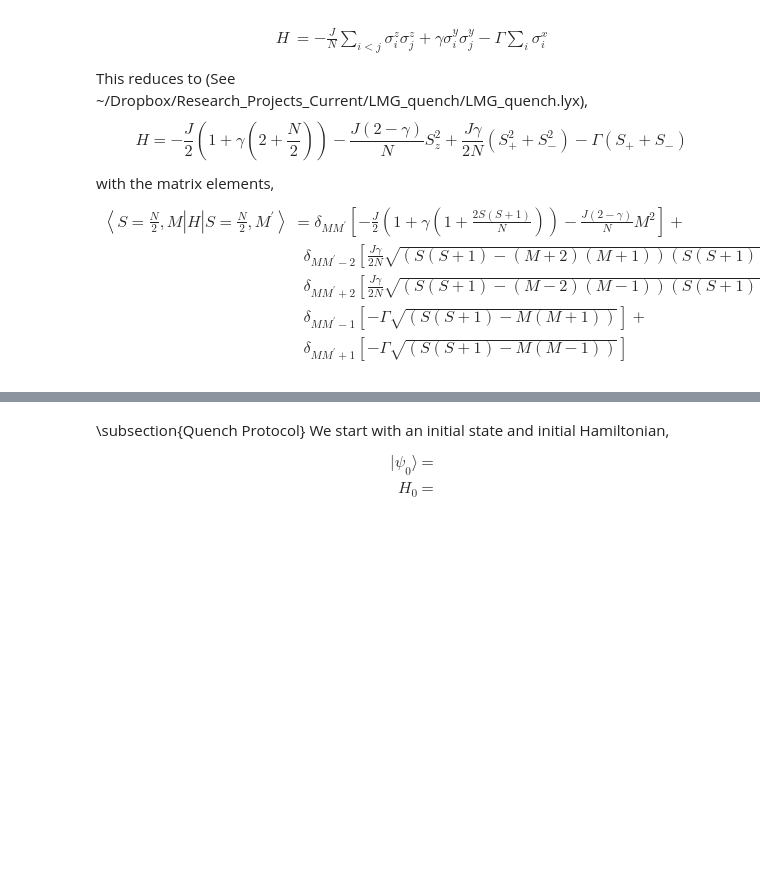
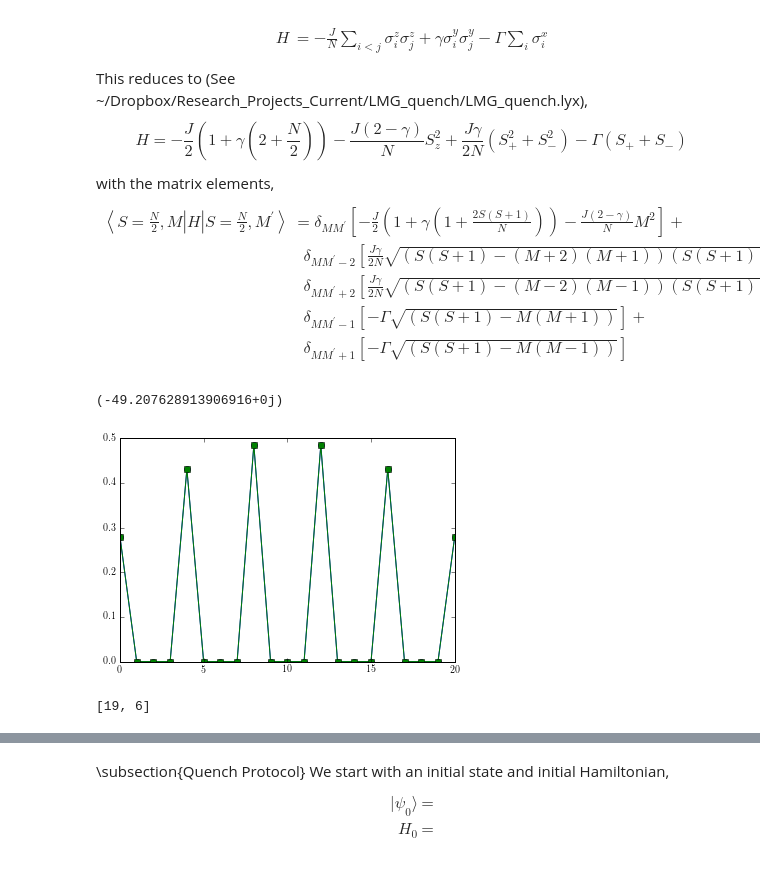
Before and after one commit to paraj003/LMG_quench, a Jupyter notebook: LMG_sim.ipynb, the cells around one changed output, grey strips where cells are left out. Drawn from its saved outputs; the diff is of its cells as text; code cells hidden in the pictures; blank space fills up the shorter version.

```diff
--- a/LMG_sim.ipynb
+++ b/LMG_sim.ipynb
@@ -34,7 +39,7 @@ def LMG_matrixelement(X:Ham_params,M:float,Mprime:float):
     #computes the matrix element <S,M|H|S,M'>
     value=0
     if abs(M-Mprime)<10**-5:
-        value= -(X.J/2)*(1+X.γ*(1+2*X.S*(X.S+1)/X.N))-(M**2)*X.J*(2-X.γ)/X.N
+        value= (X.J/2)*(1+X.γ*(1-2*X.S*(X.S+1)/X.N))-(M**2)*X.J*(2-X.γ)/X.N
     elif abs(M-(Mprime-2))<10**-5:
         value= X.J*X.γ/(2*X.N)*np.sqrt((X.S*(X.S+1)-(M+2)*(M+1))*(X.S*(X.S+1)-M*(M+1)))
     elif abs(M-(Mprime+2))<10**-5:
@@ -52,12 +57,44 @@ def LMG_generateHam(X:Ham_params):
         for q in range(np.size(Marr)):
             Ham[p,q]=LMG_matrixelement(X,Marr[p],Marr[q])
     return Ham
+def magnetization(state,N):
+    #takes in a column vector denoting wavefunction, and calcuates the total Sz squared
+    Marr=np.linspace(-N//2,N//2,2*N+1)
+    magsq=4/N**2*np.sum(np.square(np.abs(state)*Marr))
+    return magsq
 # %%
-paramvals=Ham_params(N=100,S=50,J=1,γ=0.5,Γ=1)
+paramvals=Ham_params(N=10,S=50,J=1,γ=0.1,Γ=0)
 Ham=LMG_generateHam(paramvals)
 (Ham.transpose() == Ham).all() #check hermitian
 #diagonalize
-Energies,Eigenvecs=LA.eig(Ham)
+Energies,Eigenvecs=LA.eig(Ham) #full diagonalize
+SEnergies,SEigenvecs=spla.eigs(Ham,k=1,which="SR")#sparse diagonalize
 idx = Energies.argsort()
 Energies =Energies[idx]
 Eigenvecs = Eigenvecs[:,idx]
+# %%
+plt.plot(abs(Eigenvecs[:,0]),'-o')
+plt.plot(abs(SEigenvecs[:,0]),'-s')
+np.disp(Energies[0])
+# %% [output]
+(-49.207628913906916+0j)
+[figure, added]
+# %%
+#calculate magnetization as a function of magnetic field
+Γarr=np.linspace(0.,2,20)
+Larr=np.arange(100,800,100)#choose even
+magsqlist=np.ones([np.size(Γarr),np.size(Larr)])
+for q in range(np.size(Larr)):
+    L=Larr[q]
+    for p in range(np.size(Γarr)):
+        print([p,q], end='\r', flush=True)
+        paramvals=Ham_params(N=L,S=L/2,J=1,γ=0.0,Γ=Γarr[p])
+        Ham=LMG_generateHam(paramvals)
+        GSenergy,vec=spla.eigs(Ham,k=1,which="SR")
+        GState=vec[:,0]
+        #Energies, Eigenvecs = LA.eig(Ham)
+        #GSenergy=Energies[0]
+        #GState=Eigenvecs[:,0]
+        magsqlist[p,q]=magnetization(GState,paramvals.N)
+# %% [output]
+[19, 6]
```
Also changed, not shown: parts of 7 cells of this notebook.
